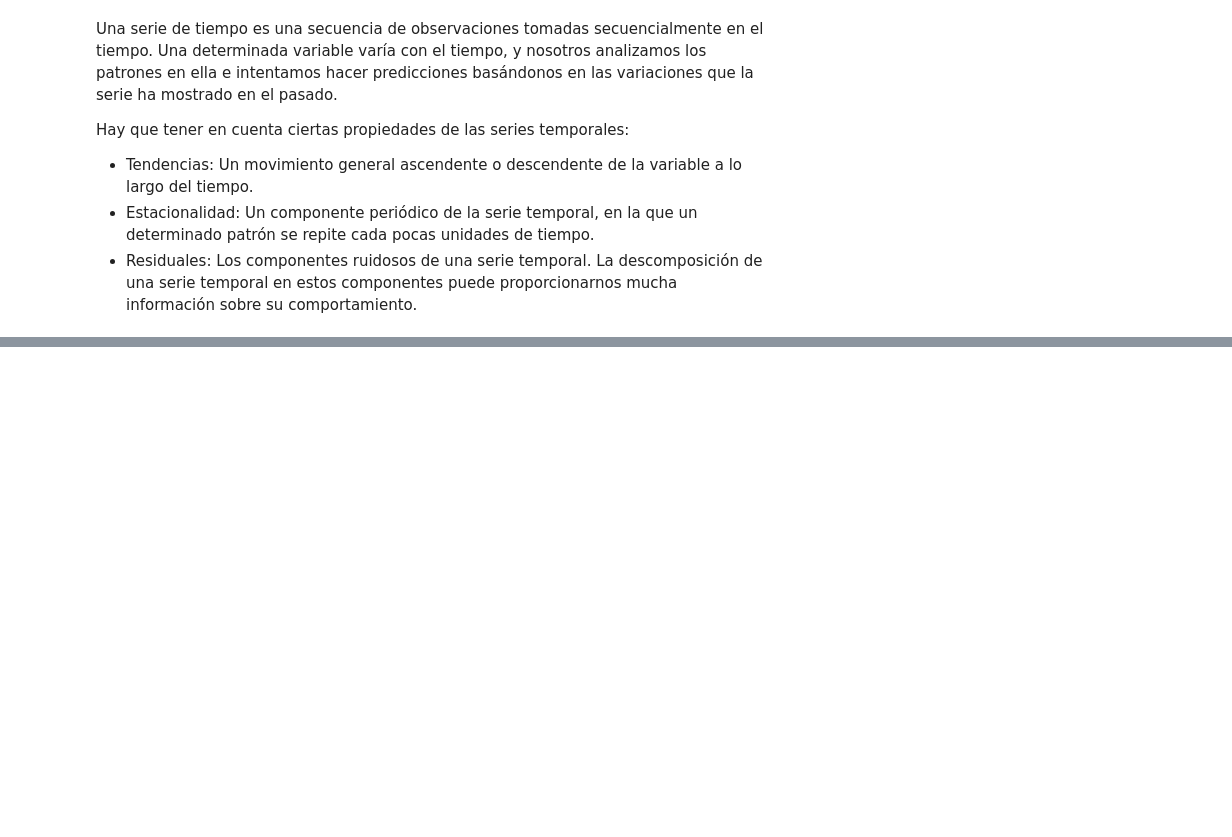
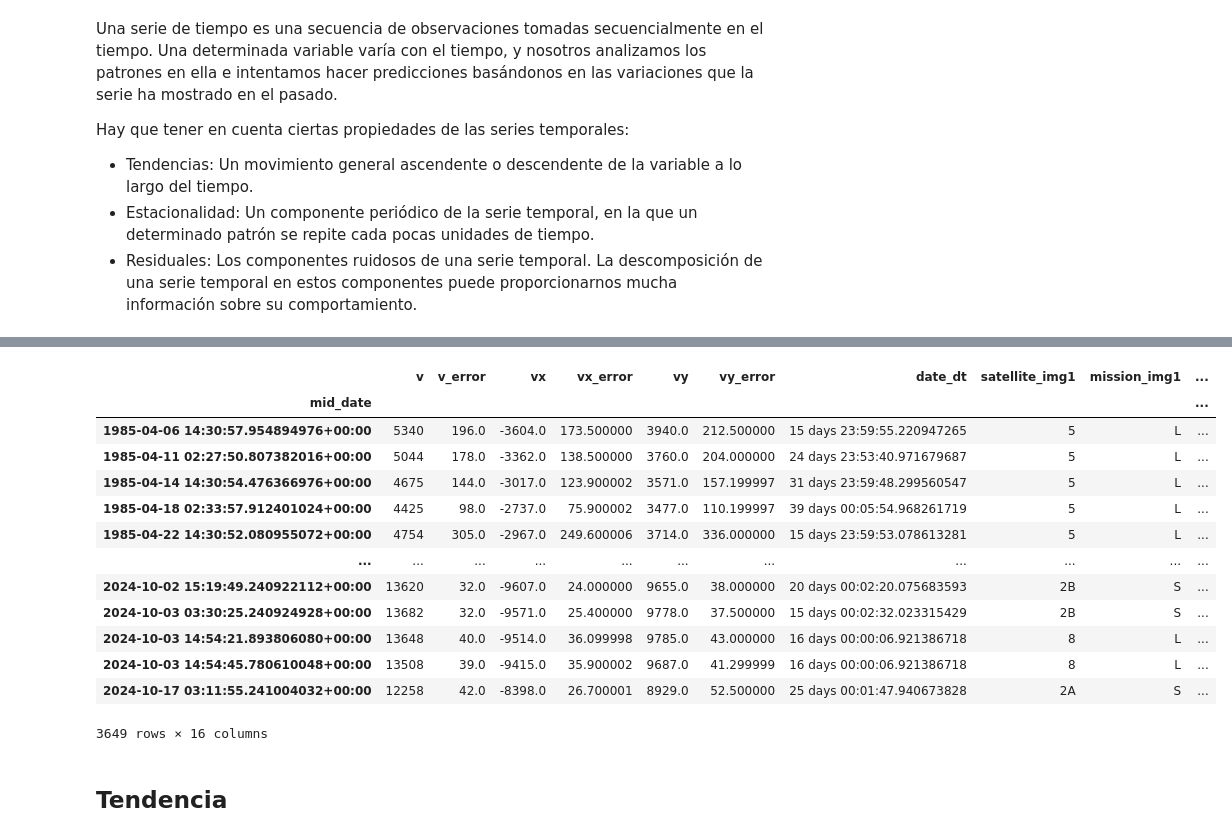
Before and after one commit to roicort/F-VICE, a Jupyter notebook: base.ipynb, the cells around one changed output, grey strips where cells are left out. Drawn from its saved outputs; the diff is of its cells as text; code cells hidden in the pictures; blank space fills up the shorter version.

```diff
--- a/base.ipynb
+++ b/base.ipynb
@@ -17,14 +20,8 @@ from utils import get_itslive, get_processed_data, get_future_dates
 with open("glaciares.json") as f:
     glaciares = json.load(f)
 
-coords = glaciares["Svalvard - Storiestrømmen"]
+coords = glaciares["Groenlandia - Sermeq Kujalleq [Jakobshavn Isbræ]"]
 
 df = get_itslive([coords])
 glacier = get_processed_data(df)
-
-split_idx = int(len(glacier) * 0.66)
-X = glacier[['mid_date','year', 'month', 'dayofyear']]
-y = glacier['v']
-X_train, X_test = X.iloc[:split_idx], X.iloc[split_idx:]
-y_train, y_test = y.iloc[:split_idx], y.iloc[split_idx:]
 # %% [output]
@@ -54,0 +30,19 @@ Name: v, Length: 6014, dtype: int64
+# %%
+glacier
+# %% [output]
+|  | v | v_error | vx | vx_error | vy | vy_error | date_dt | satellite_img1 | mission_img1 | ... |
+| mid_date |  |  |  |  |  |  |  |  |  | ... |
+| 1985-04-06 14:30:57.954894976+00:00 | 5340 | 196.0 | -3604.0 | 173.500000 | 3940.0 | 212.500000 | 15 days 23:59:55.220947265 | 5 | L | ... |
+| 1985-04-11 02:27:50.807382016+00:00 | 5044 | 178.0 | -3362.0 | 138.500000 | 3760.0 | 204.000000 | 24 days 23:53:40.971679687 | 5 | L | ... |
+| 1985-04-14 14:30:54.476366976+00:00 | 4675 | 144.0 | -3017.0 | 123.900002 | 3571.0 | 157.199997 | 31 days 23:59:48.299560547 | 5 | L | ... |
+| 1985-04-18 02:33:57.912401024+00:00 | 4425 | 98.0 | -2737.0 | 75.900002 | 3477.0 | 110.199997 | 39 days 00:05:54.968261719 | 5 | L | ... |
+| 1985-04-22 14:30:52.080955072+00:00 | 4754 | 305.0 | -2967.0 | 249.600006 | 3714.0 | 336.000000 | 15 days 23:59:53.078613281 | 5 | L | ... |
+| ... | ... | ... | ... | ... | ... | ... | ... | ... | ... | ... |
+| 2024-10-02 15:19:49.240922112+00:00 | 13620 | 32.0 | -9607.0 | 24.000000 | 9655.0 | 38.000000 | 20 days 00:02:20.075683593 | 2B | S | ... |
+| 2024-10-03 03:30:25.240924928+00:00 | 13682 | 32.0 | -9571.0 | 25.400000 | 9778.0 | 37.500000 | 15 days 00:02:32.023315429 | 2B | S | ... |
+| 2024-10-03 14:54:21.893806080+00:00 | 13648 | 40.0 | -9514.0 | 36.099998 | 9785.0 | 43.000000 | 16 days 00:00:06.921386718 | 8 | L | ... |
+| 2024-10-03 14:54:45.780610048+00:00 | 13508 | 39.0 | -9415.0 | 35.900002 | 9687.0 | 41.299999 | 16 days 00:00:06.921386718 | 8 | L | ... |
+| 2024-10-17 03:11:55.241004032+00:00 | 12258 | 42.0 | -8398.0 | 26.700001 | 8929.0 | 52.500000 | 25 days 00:01:47.940673828 | 2A | S | ... |
+3649 rows × 16 columns
+# %% [markdown]
+## Tendencia
```
Also changed, not shown: parts of 22 cells of this notebook.
